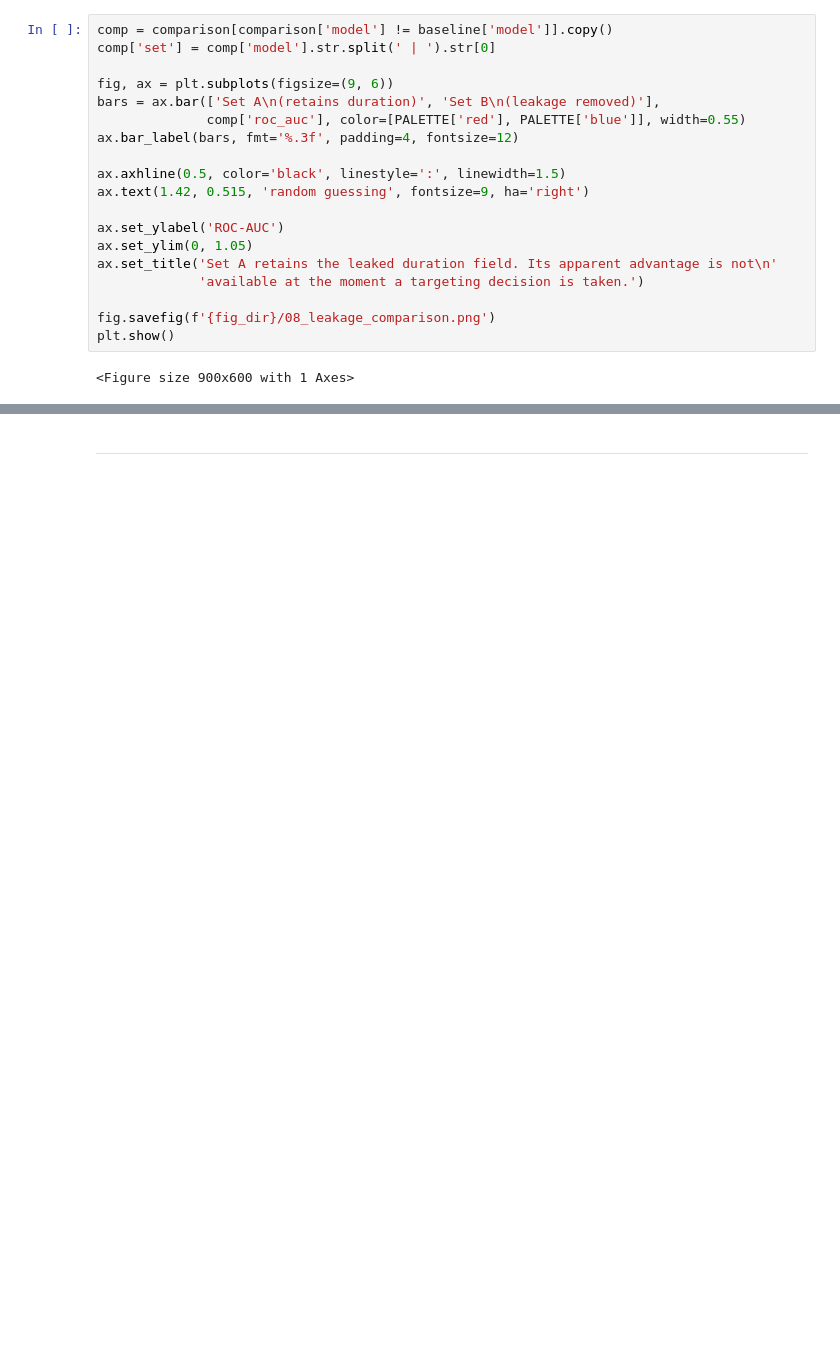
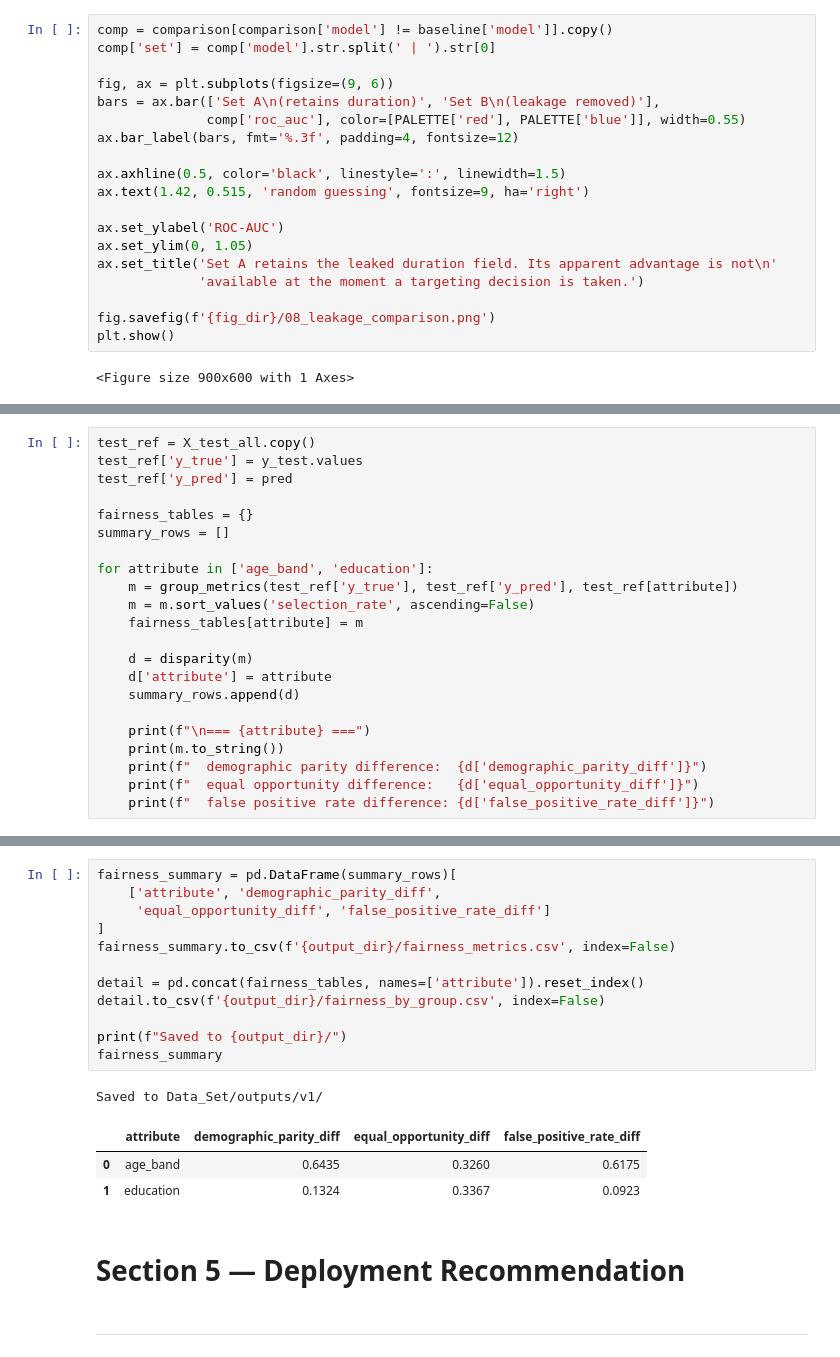
Before and after one commit to Haroon-Code-2026/fair-marketing-analytics, a Jupyter notebook: jupyter_notebooks/04-Machine_Learning.ipynb, the cells around one changed output, grey strips where cells are left out. Drawn from its saved outputs; the diff is of its cells as text; blank space fills up the shorter version.

Commit message:
update to section 4-5

```diff
--- a/jupyter_notebooks/04-Machine_Learning.ipynb
+++ b/jupyter_notebooks/04-Machine_Learning.ipynb
@@ -341,0 +491,22 @@ plt.show()
+# %%
+test_ref = X_test_all.copy()
+test_ref['y_true'] = y_test.values
+test_ref['y_pred'] = pred
+
+fairness_tables = {}
+summary_rows = []
+
+for attribute in ['age_band', 'education']:
+    m = group_metrics(test_ref['y_true'], test_ref['y_pred'], test_ref[attribute])
+    m = m.sort_values('selection_rate', ascending=False)
+    fairness_tables[attribute] = m
+
+    d = disparity(m)
+    d['attribute'] = attribute
+    summary_rows.append(d)
+
+    print(f"\n=== {attribute} ===")
+    print(m.to_string())
+    print(f"  demographic parity difference:  {d['demographic_parity_diff']}")
+    print(f"  equal opportunity difference:   {d['equal_opportunity_diff']}")
+    print(f"  false positive rate difference: {d['false_positive_rate_diff']}")
@@ -342,3 +560,22 @@ plt.show()
+# %%
+fairness_summary = pd.DataFrame(summary_rows)[
+    ['attribute', 'demographic_parity_diff',
+     'equal_opportunity_diff', 'false_positive_rate_diff']
+]
+fairness_summary.to_csv(f'{output_dir}/fairness_metrics.csv', index=False)
+
+detail = pd.concat(fairness_tables, names=['attribute']).reset_index()
+detail.to_csv(f'{output_dir}/fairness_by_group.csv', index=False)
+
+print(f"Saved to {output_dir}/")
+fairness_summary
+# %% [output]
+Saved to Data_Set/outputs/v1/
+|  | attribute | demographic_parity_diff | equal_opportunity_diff | false_positive_rate_diff |
+| 0 | age_band | 0.6435 | 0.3260 | 0.6175 |
+| 1 | education | 0.1324 | 0.3367 | 0.0923 |
+# %% [markdown]
+# Section 5 — Deployment Recommendation
 # %% [markdown]
 ---
 # %% [markdown]
```
Also changed, not shown: parts of 7 cells of this notebook, 7 other files.
